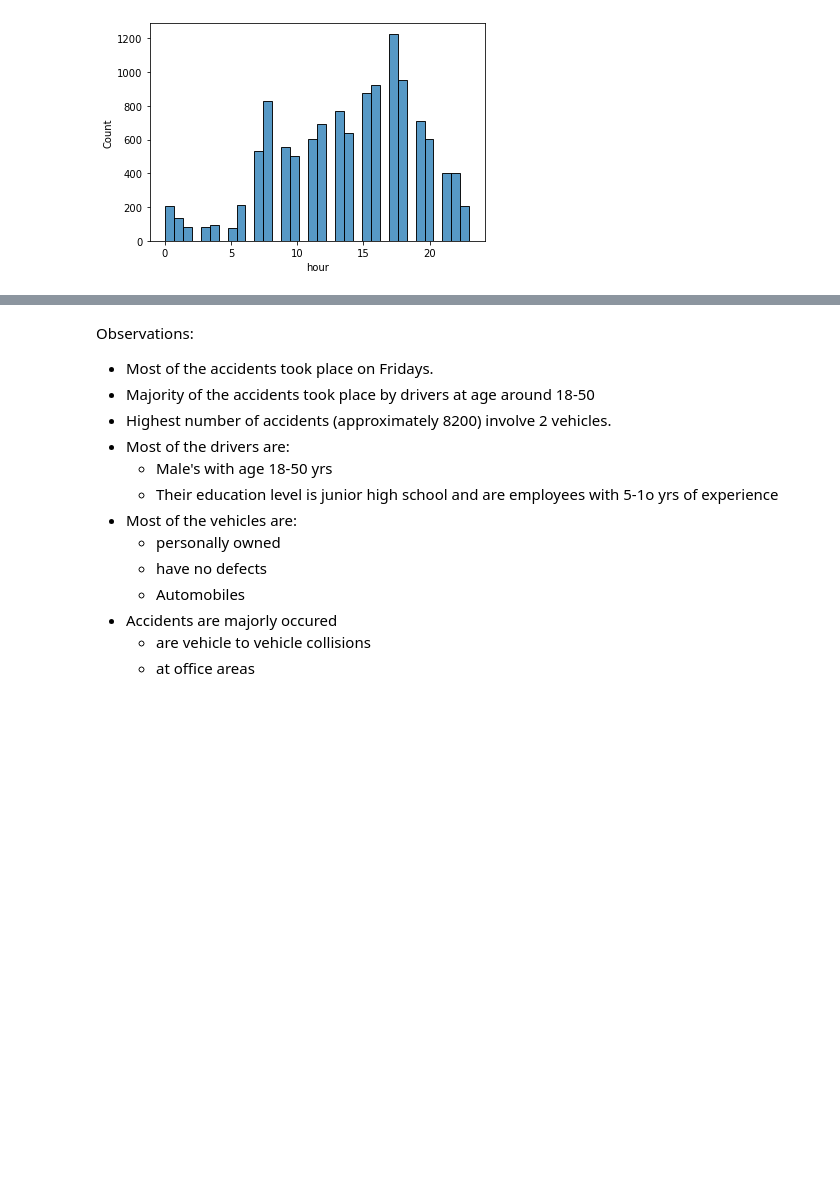
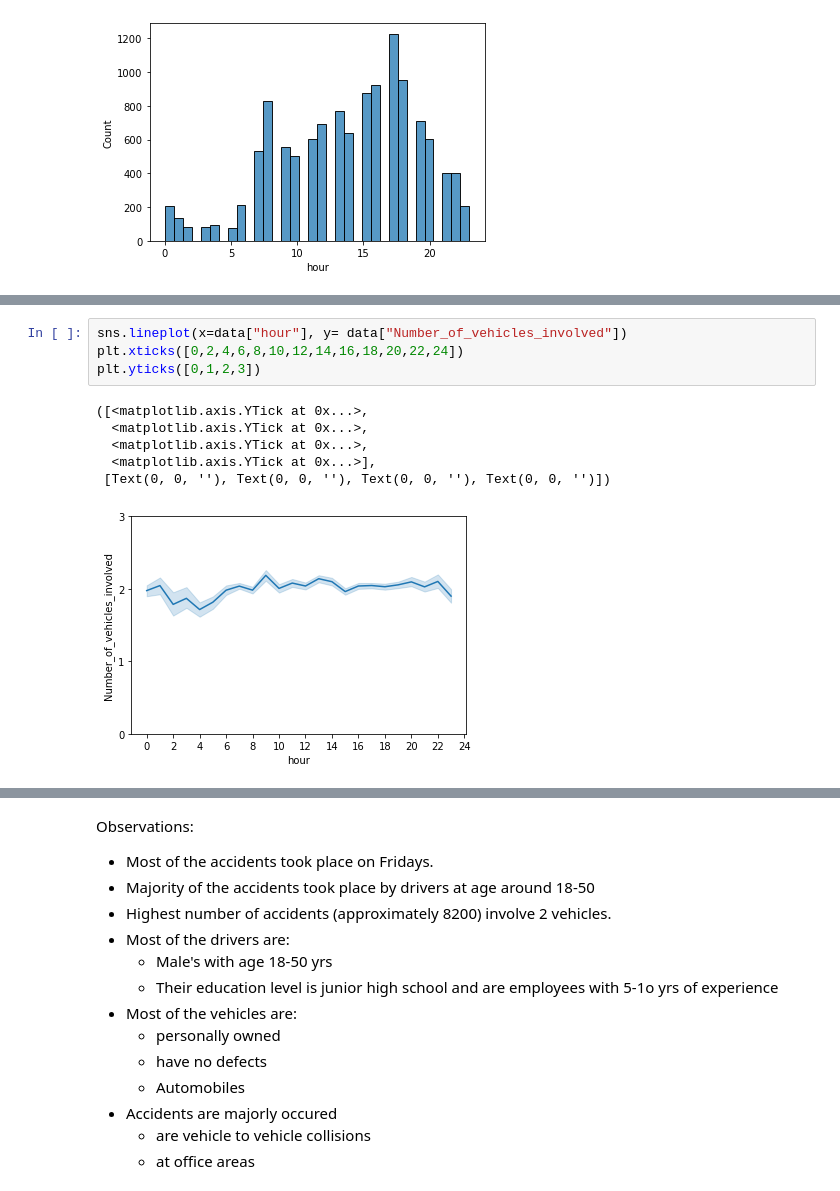
Before and after one commit to LahariBoni/RTA---Road-Accident-Severity, a Jupyter notebook: RTA_Dataset.ipynb, the cells around one changed output, grey strips where cells are left out. Drawn from its saved outputs; the diff is of its cells as text; blank space fills up the shorter version.

```diff
--- a/RTA_Dataset.ipynb
+++ b/RTA_Dataset.ipynb
@@ -400,0 +379,11 @@ plt.yticks([0,2,4,6,8,10,12,14,16,18,20,22,24])
+# %%
+sns.lineplot(x=data["hour"], y= data["Number_of_vehicles_involved"])
+plt.xticks([0,2,4,6,8,10,12,14,16,18,20,22,24])
+plt.yticks([0,1,2,3])
+# %% [output]
+([<matplotlib.axis.YTick at 0x...>,
+  <matplotlib.axis.YTick at 0x...>,
+  <matplotlib.axis.YTick at 0x...>,
+  <matplotlib.axis.YTick at 0x...>],
+ [Text(0, 0, ''), Text(0, 0, ''), Text(0, 0, ''), Text(0, 0, '')])
+[figure, added]
```
Also changed, not shown: parts of 9 cells of this notebook.
